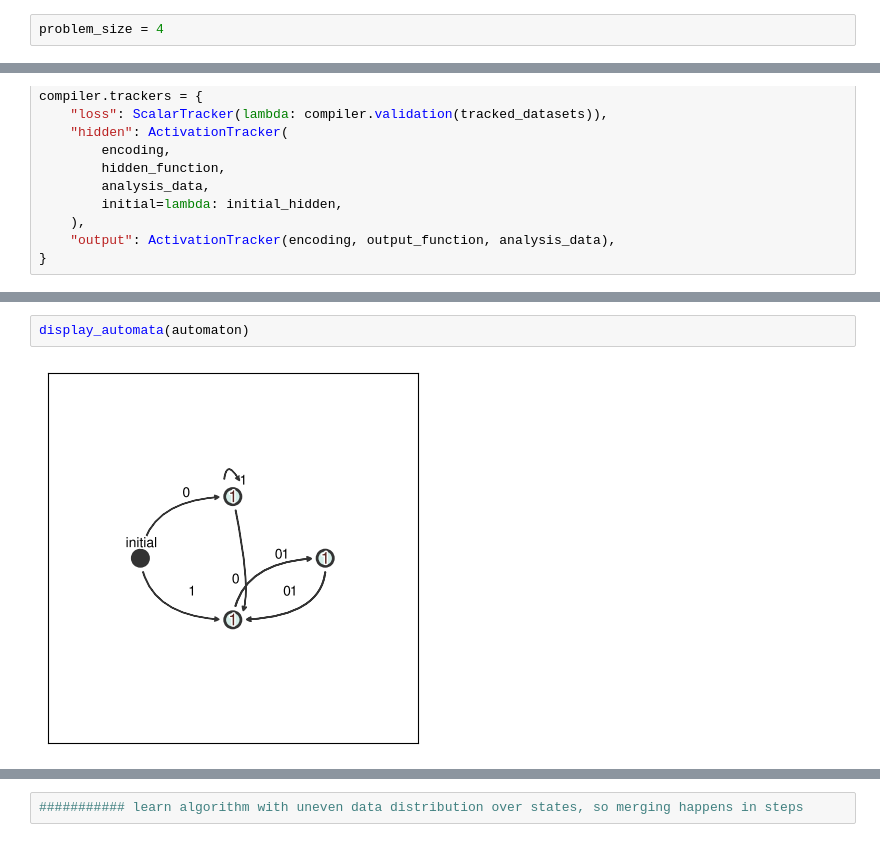
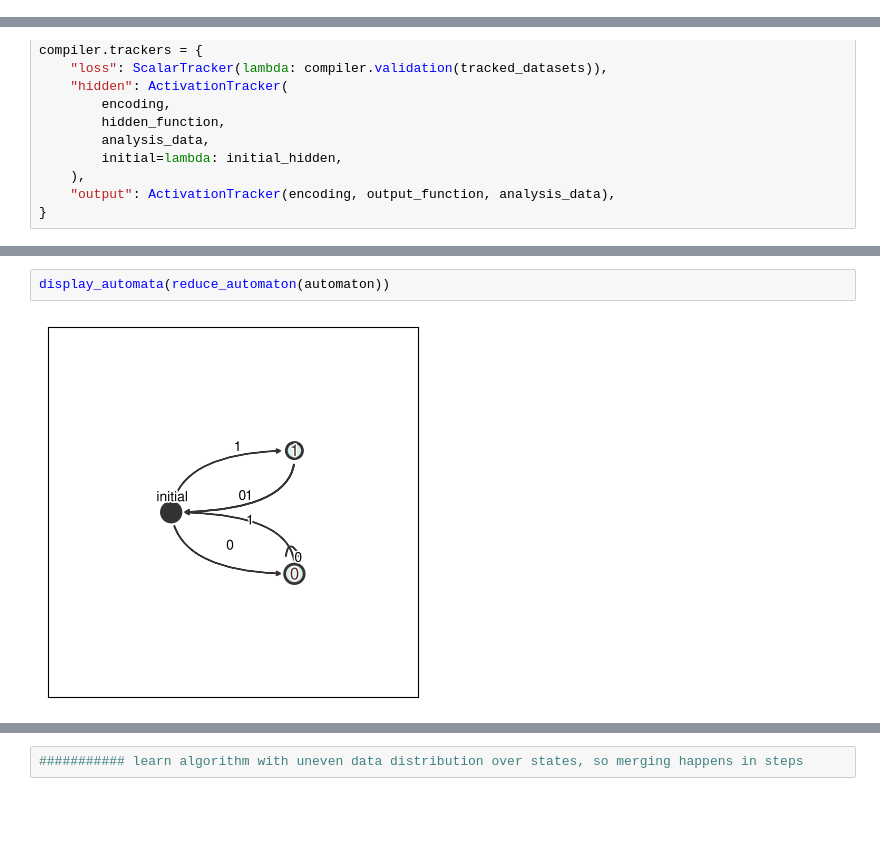
Before and after one commit to loekvanrossem/rnn_structure, a Jupyter notebook: parity/random.ipynb, the cells around one changed output, grey strips where cells are left out. Saved outputs shown, nothing was run; the diff lists cells and outputs as text; blank space fills up the shorter version.

```diff
--- a/parity/random.ipynb
+++ b/parity/random.ipynb
@@ -63,4 +63,2 @@ n_epochs = 200
 P = 100
 problem_size = 5
-# %%
-problem_size = 4
@@ -215,4 +187,4 @@ else:
 # %%
-display_automata(automaton)
+display_automata(reduce_automaton(automaton))
 # %% [output]
-[figure, old version]
+[figure, new version]
```
Also changed, not shown: parts of 22 cells of this notebook, 1 other file.
